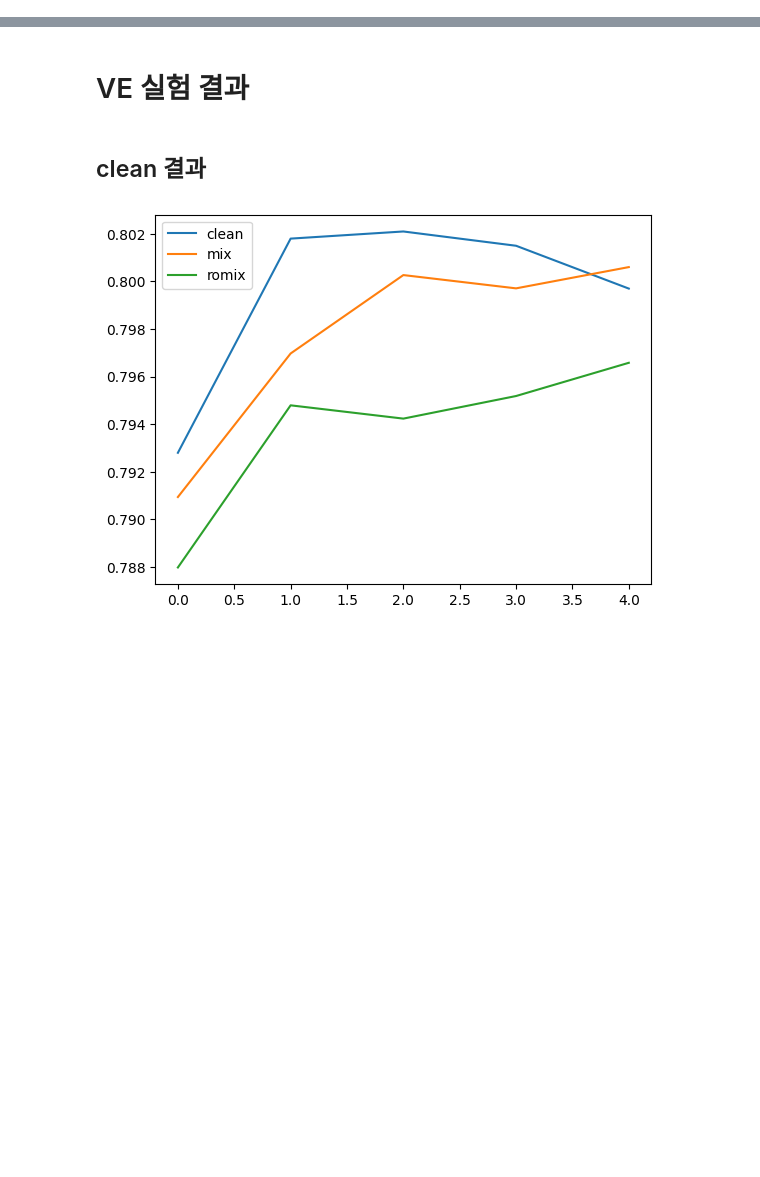
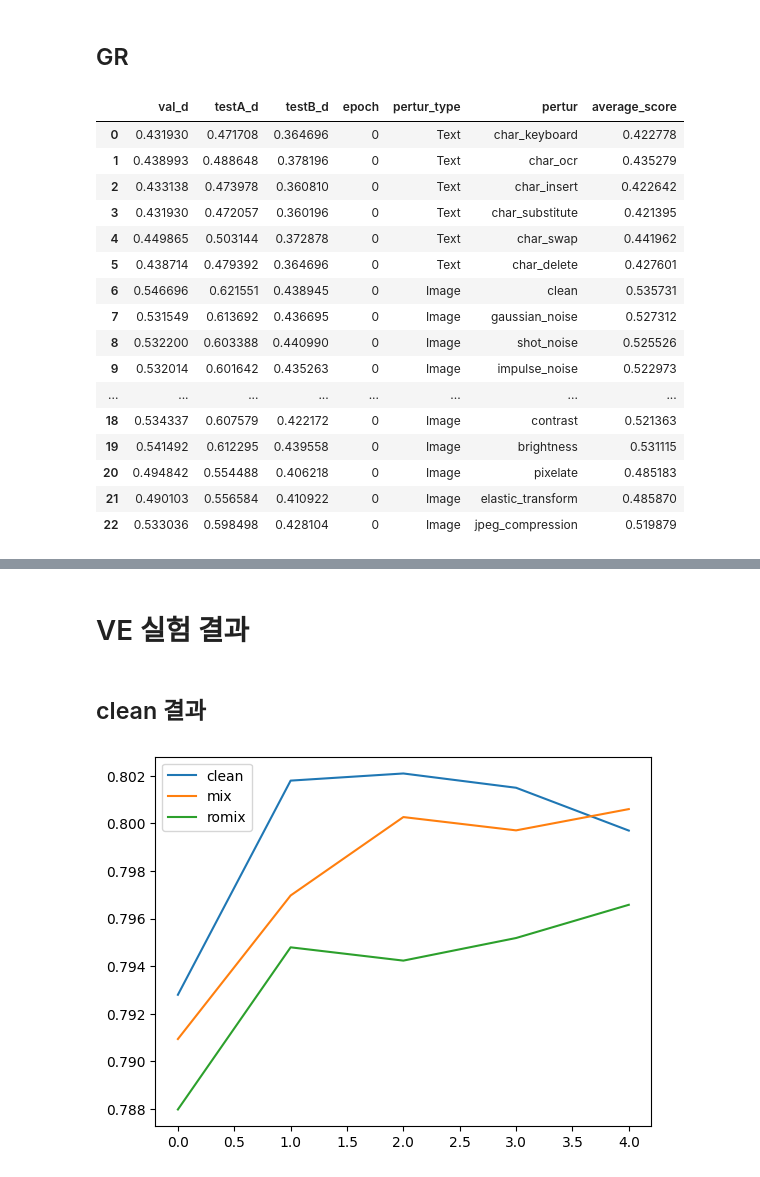
Before and after one commit to crimama/RobustMixGen, a Jupyter notebook: Result.ipynb, the cells around one changed output, grey strips where cells are left out. Saved outputs shown, nothing was run; the diff lists cells and outputs as text; code cells hidden in the pictures; blank space fills up the shorter version.

```diff
--- a/Result.ipynb
+++ b/Result.ipynb
@@ -18,0 +140,27 @@ def get_result(log_dir, pertur=False):
+# %% [markdown]
+## GR
+# %%
+clean = pd.DataFrame(get_result('output/Grounding/COCO/romixgen/Grounding-COCO-romixgen/Eval_log.txt', pertur=True))
+clean['average_score'] = clean.iloc[:,:3].values.mean(axis=1)
+temp = clean[['pertur','average_score']].T
+temp.columns = temp.iloc[0,:]
+# %%
+clean
+# %% [output]
+|  | val_d | testA_d | testB_d | epoch | pertur_type | pertur | average_score |
+| 0 | 0.431930 | 0.471708 | 0.364696 | 0 | Text | char_keyboard | 0.422778 |
+| 1 | 0.438993 | 0.488648 | 0.378196 | 0 | Text | char_ocr | 0.435279 |
+| 2 | 0.433138 | 0.473978 | 0.360810 | 0 | Text | char_insert | 0.422642 |
+| 3 | 0.431930 | 0.472057 | 0.360196 | 0 | Text | char_substitute | 0.421395 |
+| 4 | 0.449865 | 0.503144 | 0.372878 | 0 | Text | char_swap | 0.441962 |
+| 5 | 0.438714 | 0.479392 | 0.364696 | 0 | Text | char_delete | 0.427601 |
+| 6 | 0.546696 | 0.621551 | 0.438945 | 0 | Image | clean | 0.535731 |
+| 7 | 0.531549 | 0.613692 | 0.436695 | 0 | Image | gaussian_noise | 0.527312 |
+| 8 | 0.532200 | 0.603388 | 0.440990 | 0 | Image | shot_noise | 0.525526 |
+| 9 | 0.532014 | 0.601642 | 0.435263 | 0 | Image | impulse_noise | 0.522973 |
+| ... | ... | ... | ... | ... | ... | ... | ... |
+| 18 | 0.534337 | 0.607579 | 0.422172 | 0 | Image | contrast | 0.521363 |
+| 19 | 0.541492 | 0.612295 | 0.439558 | 0 | Image | brightness | 0.531115 |
+| 20 | 0.494842 | 0.554488 | 0.406218 | 0 | Image | pixelate | 0.485183 |
+| 21 | 0.490103 | 0.556584 | 0.410922 | 0 | Image | elastic_transform | 0.485870 |
+| 22 | 0.533036 | 0.598498 | 0.428104 | 0 | Image | jpeg_compression | 0.519879 |
```
Also changed, not shown: parts of 22 cells of this notebook.
